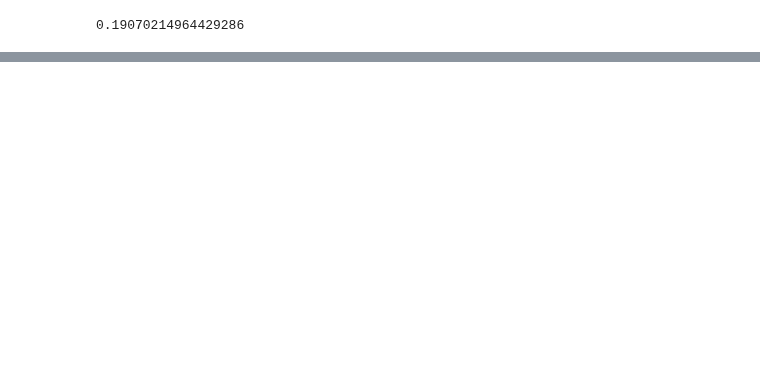
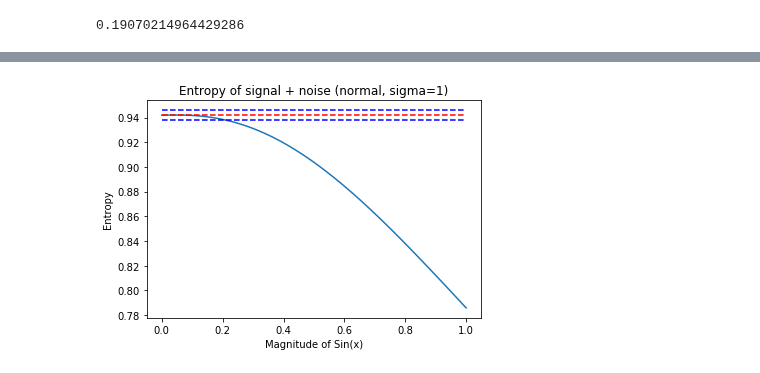
Before and after one commit to aricsanders/Jupyter-Notebooks, a Jupyter notebook: Example_Plots_spectral_entropy.ipynb, the cells around one changed output, grey strips where cells are left out. Saved outputs shown, nothing was run; the diff lists cells and outputs as text; code cells hidden in the pictures; blank space fills up the shorter version.

```diff
--- a/Example_Plots_spectral_entropy.ipynb
+++ b/Example_Plots_spectral_entropy.ipynb
@@ -344,0 +382,15 @@ plt.show()
+# %%
+mag_signal=np.linspace(0,1,100)
+noisy_signal=[random_list_2[0]+a*np.sin(np.linspace(0,1000,1000)) for a in mag_signal]
+entropy_mag_signal_list=[shannon_entropy(random_list_2[0]+a*np.sin(np.linspace(0,1000,1000))) for a in mag_signal]
+# %%
+plt.plot(mag_signal,entropy_mag_signal_list)
+plt.plot(mag_signal,[entropy_list_2[0] for mag in mag_signal],"r--")
+plt.plot(mag_signal,[entropy_list_2[0]+.004 for mag in mag_signal],"b--")
+plt.plot(mag_signal,[entropy_list_2[0]-.004 for mag in mag_signal],"b--")
+plt.xlabel("Magnitude of Sin(x)")
+plt.ylabel("Entropy")
+plt.title("Entropy of signal + noise (normal, sigma=1)")
+plt.show()
+# %% [output]
+[figure, added]
```
Also changed, not shown: parts of 32 cells of this notebook, 1 other file.
